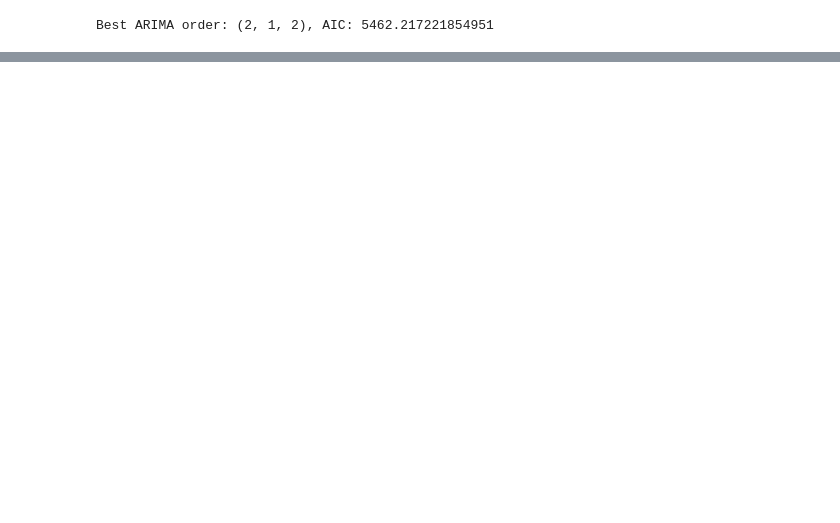
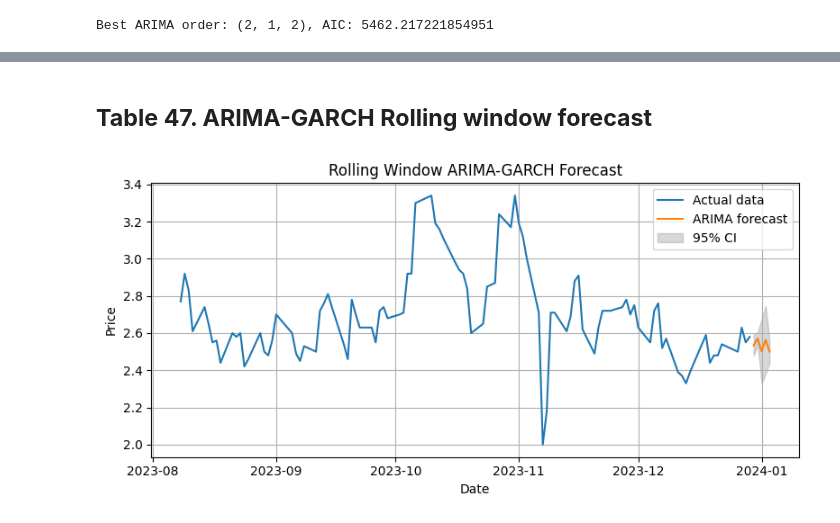
Before and after one commit to saritmaitra/Nonlinear-Modeling, a Jupyter notebook: chapter2_volatility.ipynb, the cells around one changed output, grey strips where cells are left out. Saved outputs shown, nothing was run; the diff lists cells and outputs as text; code cells hidden in the pictures; blank space fills up the shorter version.

```diff
--- a/chapter2_volatility.ipynb
+++ b/chapter2_volatility.ipynb
@@ -943,0 +887,63 @@ print(tabulate(VaR_df_future, headers='keys', tablefmt='fancy_grid'))
+# %% [markdown]
+## **Table 47. ARIMA-GARCH Rolling window forecast**
+# %%
+window_size = 20
+forecast_horizon = 5
+best_order = best_order
+
+forecasts_arima = []
+forecasts_volatility = []
+forecast_dates = []
+
+rolling_window = data['DHHNGSP'][-window_size:].tolist()
+
+for i in range(forecast_horizon):
+    arima_model = ARIMA(rolling_window, order=best_order)
+    try:
+        arima_results = arima_model.fit(method_kwargs = {'maxiter': 500})
+    except Exception as e:
+        print(f"ARIMA model failed at step {i}: {e}")
+        break
+
+    arima_residuals = arima_results.resid
+    current_garch_model = arch.arch_model(arima_residuals,
+                                          vol = 'GARCH',
+                                          p = 1,
+                                          q = 1,
+                                          dist = 'skewt')
+    try:
+        garch_results = current_garch_model.fit(disp = 'off')
+    except Exception as e:
+        print(f"GARCH model failed at step {i}: {e}")
+        break
+
+    # Forecast mean and volatility
+    try:
+        arima_forecast = arima_results.forecast(steps = 1)[0]
+        garch_forecast = garch_results.forecast(horizon = 1).variance.iloc[-1, 0]
+    except Exception as e:
+        print(f"Forecasting failed at step {i}: {e}")
+        break
+
+    forecasts_arima.append(arima_forecast)
+    forecasts_volatility.append(np.sqrt(garch_forecast))
+    forecast_dates.append(data.index[-1] + pd.DateOffset(days=i + 1))
+
+    rolling_window.append(arima_forecast)
+    rolling_window.pop(0)
+
+plt.figure(figsize = (8, 4))
+plt.plot(data.index[-100:], data['DHHNGSP'][-100:], label='Actual data')
+plt.plot(forecast_dates, forecasts_arima, label = 'ARIMA forecast')
+lower_bound = np.array(forecasts_arima) - 1.96 * np.array(forecasts_volatility)
+upper_bound = np.array(forecasts_arima) + 1.96 * np.array(forecasts_volatility)
+plt.fill_between(forecast_dates, lower_bound, upper_bound, color = 'gray', alpha = 0.3, label = '95% CI')
+plt.title('Rolling Window ARIMA-GARCH Forecast')
+plt.xlabel('Date')
+plt.ylabel('Price')
+plt.legend()
+plt.grid(True)
+plt.tight_layout()
+plt.show()
+# %% [output]
+[figure, added]
```
Also changed, not shown: parts of 65 cells of this notebook.
